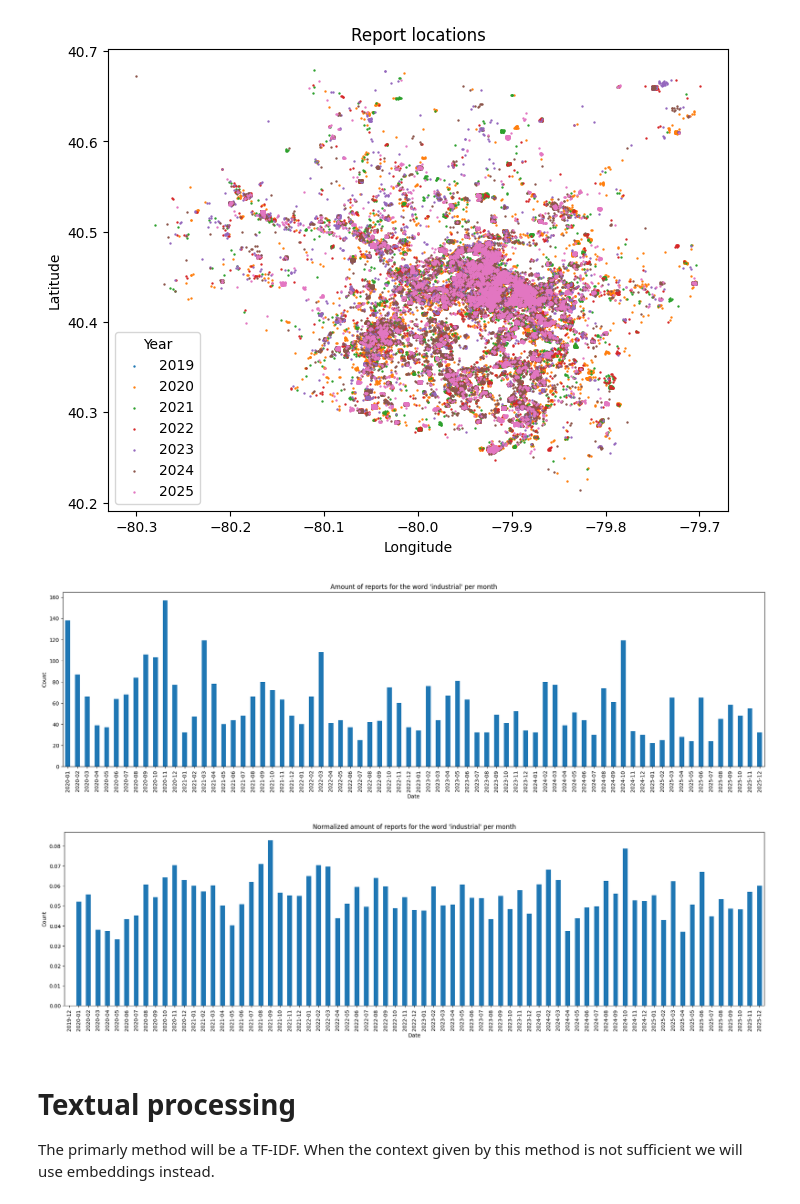
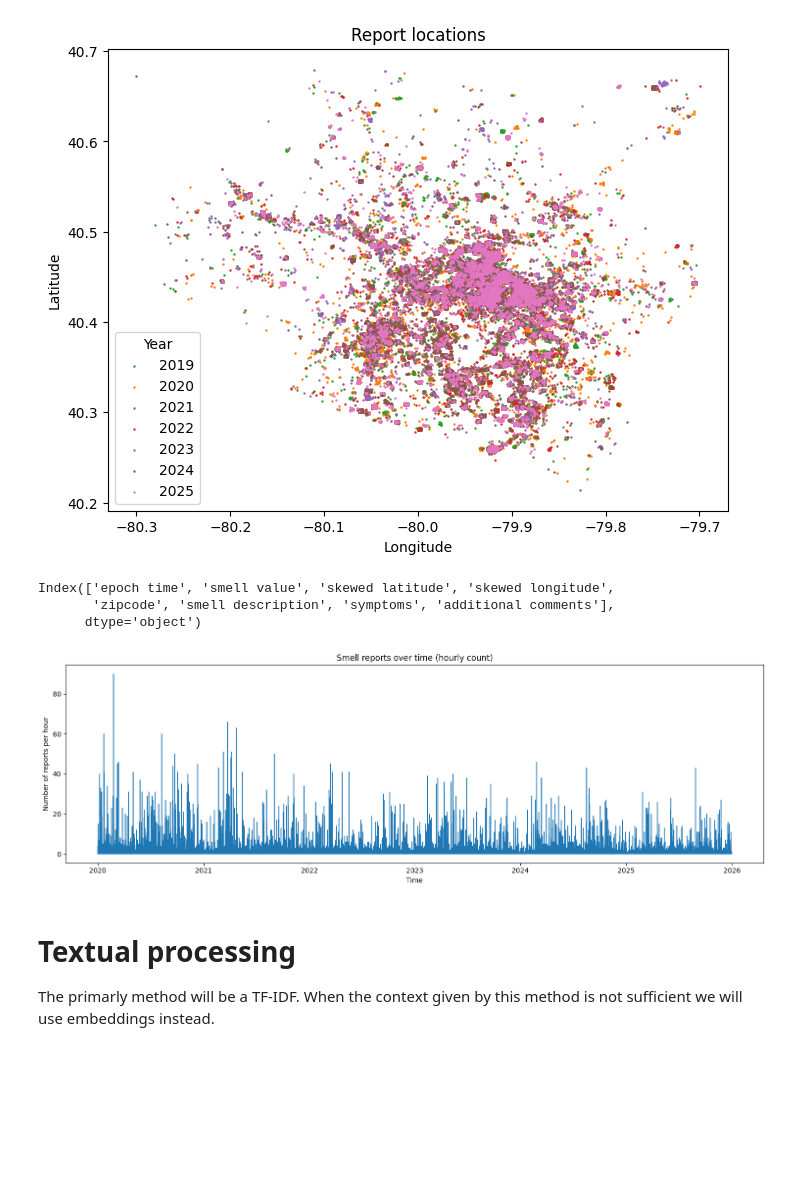
Before and after one commit to thomaselsinga/bachelor_thesis, a Jupyter notebook: notebook.ipynb, the cells around one changed output. Cells and saved outputs as stored; diff of their text form; code cells hidden in the pictures; blank space fills up the shorter version.

```diff
--- a/notebook.ipynb
+++ b/notebook.ipynb
@@ -84,0 +73,10 @@ df_irregular["year"] = df_irregular["date & time"].dt.year
+# %%
+aggregation = df_regular.resample("1h").agg(count = ("smell value", "size"), mean_smell = ("smell value", "mean"))
+
+aggregation["count"] = aggregation["count"].fillna(0)
+aggregation["mean_smell"] = aggregation["mean_smell"].fillna(0)
+# %%
+aggregation["log count"] = np.log1p(aggregation["count"])
+aggregation["signal"] = aggregation["mean_smell"] * aggregation["log count"]
+# %%
+aggregation["smoothed"] = (aggregation["signal"].rolling(window=6, center=True)).mean()
@@ -102,34 +154,23 @@ plt.legend(title="Year")
 plt.show()
 # %% [output]
 [figure]
-# %%
-yearly = df_irregular[df_irregular["smell description"].str.contains("industrial", na=False)].copy()
-yearly["month"] = yearly["date & time"].dt.to_period("M")
-
-monthly = yearly.groupby("month").size()
-monthly.plot(kind="bar", figsize=(24,6))
-
-plt.xlabel("Date")
-plt.ylabel("Count")
-plt.title("Amount of reports for the word 'industrial' per month")
-
-plt.show()
-
-
-df_irregular["month"] = df_irregular["date & time"].dt.to_period("M")
-total = df_irregular.groupby("month").size()
-
-normalized = (monthly / total)
-normalized.plot(kind="bar", figsize=(24,6))
-
-plt.xlabel("Date")
-plt.ylabel("Count")
-plt.title("Normalized amount of reports for the word 'industrial' per month")
-
-plt.show()
-# %% [output]
-[figure, removed]
-[figure, removed]
+# %%
+print(df_regular.columns)
+# %% [output]
+Index(['epoch time', 'smell value', 'skewed latitude', 'skewed longitude',
+       'zipcode', 'smell description', 'symptoms', 'additional comments'],
+      dtype='object')
+# %%
+plt.figure(figsize=(15,5))
+plt.plot(aggregation.index, aggregation["count"], linewidth=1)
+
+plt.xlabel("Time")
+plt.ylabel("Number of reports per hour")
+plt.title("Smell reports over time (hourly count)")
+plt.tight_layout()
+plt.show()
+# %% [output]
+[figure, added]
 # %% [markdown]
 # Textual processing
 
```
Also changed, not shown: parts of 10 cells of this notebook, 1 other file.
